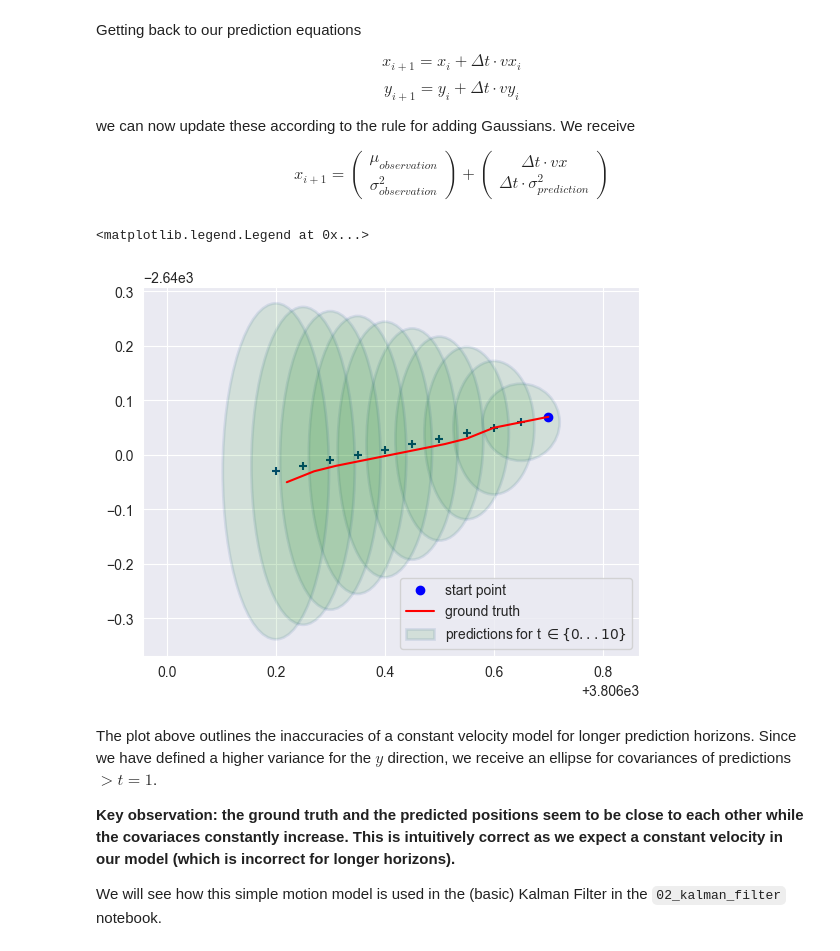
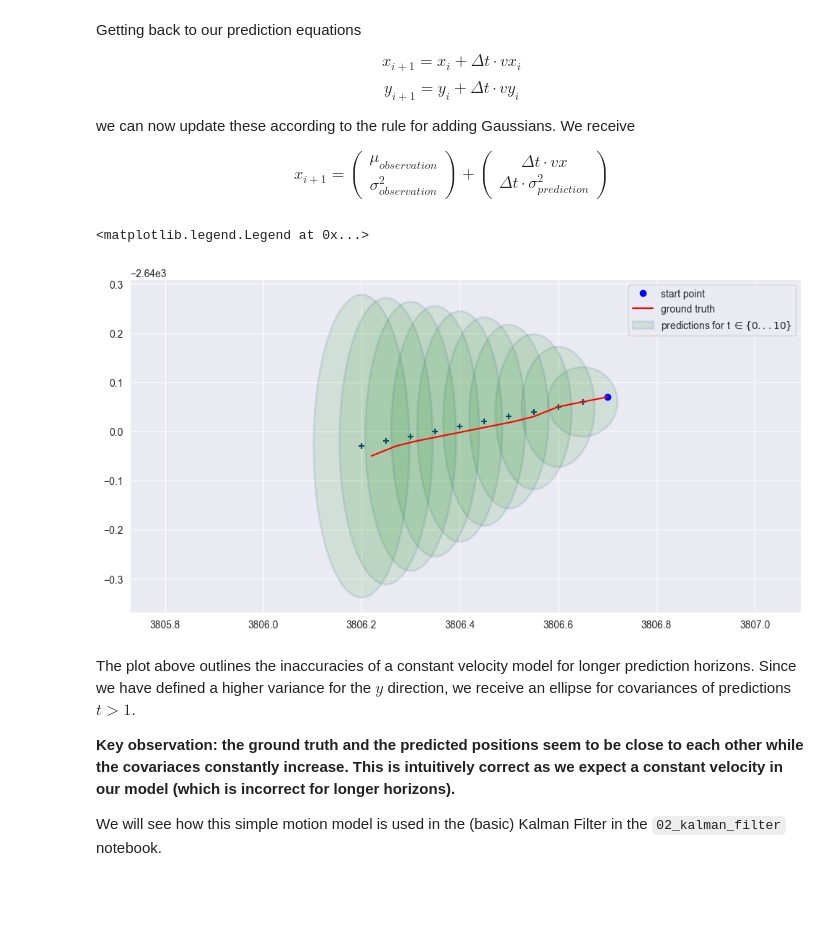
Before and after one commit to robgineer/probabilistic_robotics, a Jupyter notebook: 01_motion_models.ipynb, the cells around one changed output. Saved outputs shown, nothing was run; the diff lists cells and outputs as text; code cells hidden in the pictures; blank space fills up the shorter version.

```diff
--- a/01_motion_models.ipynb
+++ b/01_motion_models.ipynb
@@ -161,37 +161,37 @@ pred_variance_x = 0.0005
 pred_variance_y = 0.01
 observe_std = 0.005
 
 # the predict function that adds two gaussians
 def predict(x, vx, y, vy, delta_t):
     y_pred = y + delta_t * vy # mean
     y_pred_std = observe_std + delta_t * pred_variance_y # variance
 
     x_pred = x + delta_t * vx
     x_pred_std = observe_std + delta_t * pred_variance_x
 
     return x_pred, y_pred, x_pred_std, y_pred_std
 
-
+plt.figure(figsize=(12,6))
 # plot start position
 plt.plot(x_0, y_0, "bo")
 
 for item in range(kPredictionHorizon):
     x_pred, y_pred, x_pred_var, y_pred_var = predict(x_1,vx,y_1,vy,item)
 
     covariance = np.array([[x_pred_var,          0    ],
                            [    0,          y_pred_var]])
     # plot covariances
     plot_covariance_ellipse((x_pred, y_pred), covariance, std=1, facecolor='g', alpha=0.1)
 
 # plot ground truth
 plt.plot(odometry_data.x_seq[0:kPredictionHorizon+1], odometry_data.y_seq[0:kPredictionHorizon+1], "r")
 
 plt.legend(['start point', 'ground truth', 'predictions for t $\in \{0...10\}$'])
 # %% [output]
 <matplotlib.legend.Legend at 0x...>
-[figure, old version]
+[figure, new version]
 # %% [markdown]
-The plot above outlines the inaccuracies of a constant velocity model for longer prediction horizons. Since we have defined a higher variance for the $y$ direction, we receive an ellipse for covariances of predictions $>t=1$.
+The plot above outlines the inaccuracies of a constant velocity model for longer prediction horizons. Since we have defined a higher variance for the $y$ direction, we receive an ellipse for covariances of predictions $t>1$.
 
 **Key observation:  the ground truth and the predicted positions seem to be close to each other while the covariaces constantly increase. This is intuitively correct as we expect a constant velocity in our model (which is incorrect for longer horizons).**
 
```
Also changed, not shown: parts of 6 cells of this notebook.
